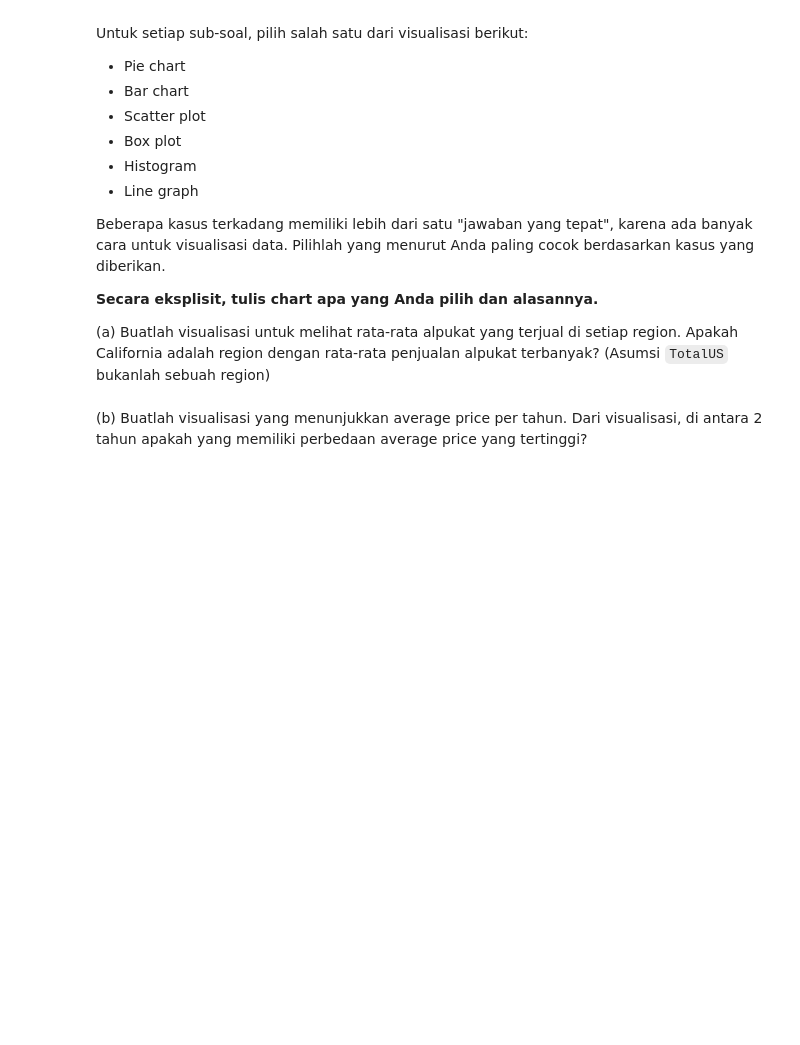
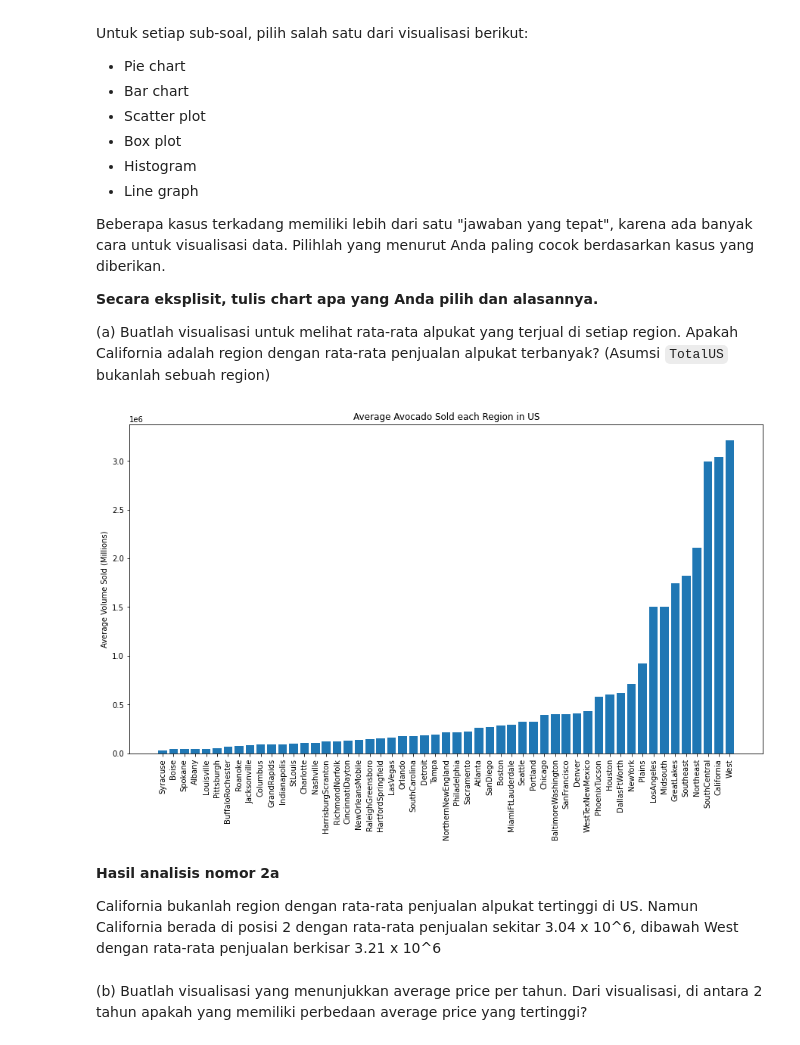
Before and after one commit to faisaladisoe/kasdd-lab, a Jupyter notebook: Lab 2/Lab 2 - Stats and DataViz.ipynb, the cells around one changed output. Saved outputs shown, nothing was run; the diff lists cells and outputs as text; code cells hidden in the pictures; blank space fills up the shorter version.

```diff
--- a/Lab 2/Lab 2 - Stats and DataViz.ipynb
+++ b/Lab 2/Lab 2 - Stats and DataViz.ipynb
@@ -494,2 +492,33 @@ Beberapa kasus terkadang memiliki lebih dari satu "jawaban yang tepat", karena a
+# %%
+# 2(a) Implementasi kode di sini
+
+#Dropping Region TotalUS
+totalUSIndex = avocado_df[avocado_df['region'] == 'TotalUS'].index
+withoutTotalUS = avocado_df.drop(list(totalUSIndex), axis = 0)
+
+region = pd.unique(withoutTotalUS['region'])
+avgVolumeEachRegion = []
+result = withoutTotalUS.groupby('region').mean()['Total Volume']
+
+for i in result:
+  avgVolumeEachRegion.append(i)
+
+df = pd.DataFrame({
+    'Region': region,
+    'Avg Volume': avgVolumeEachRegion,
+})
+df.sort_values(by='Avg Volume', inplace=True)
+
+plt.bar(df['Region'], df['Avg Volume'])
+plt.ylabel('Average Volume Sold (Millions)')
+plt.title('Average Avocado Sold each Region in US')
+plt.xticks(rotation=90)
+plt.show()
+# %% [output]
+[figure, added]
+# %% [markdown]
+**Hasil analisis nomor 2a**
+
+California bukanlah region dengan rata-rata penjualan alpukat tertinggi di US. Namun California berada di posisi 2 dengan rata-rata penjualan sekitar 3.04 x 10^6, dibawah West dengan rata-rata penjualan berkisar 3.21 x 10^6
 # %% [markdown]
 (b) Buatlah visualisasi yang menunjukkan average price per tahun. Dari visualisasi, di antara 2 tahun apakah yang memiliki perbedaan average price yang tertinggi?
```
Also changed, not shown: parts of 15 cells of this notebook.
